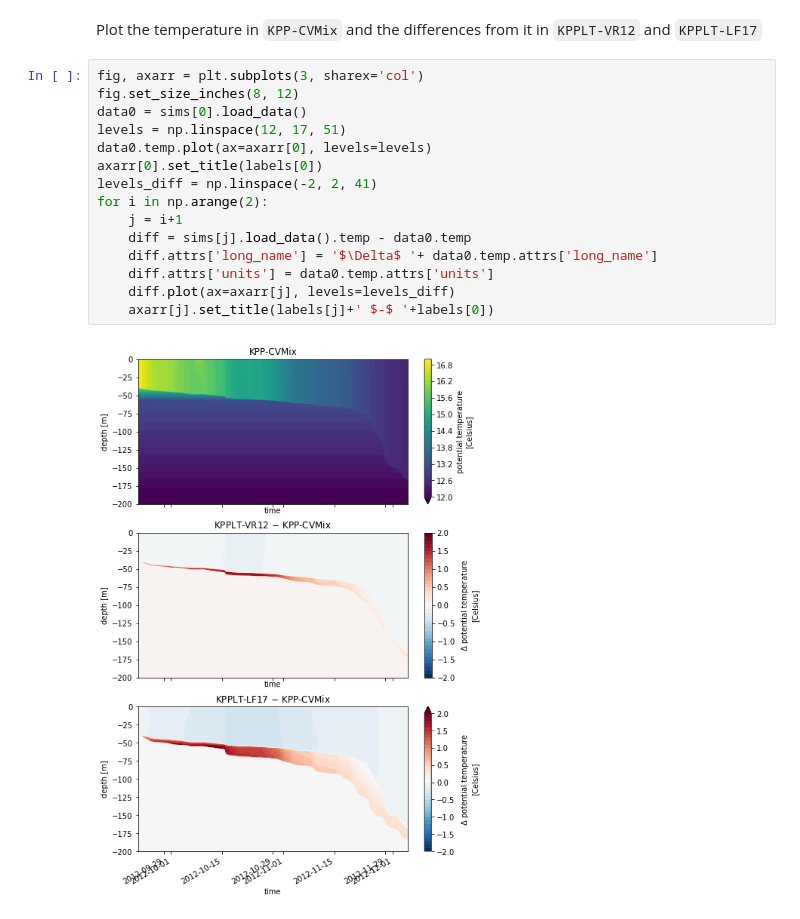
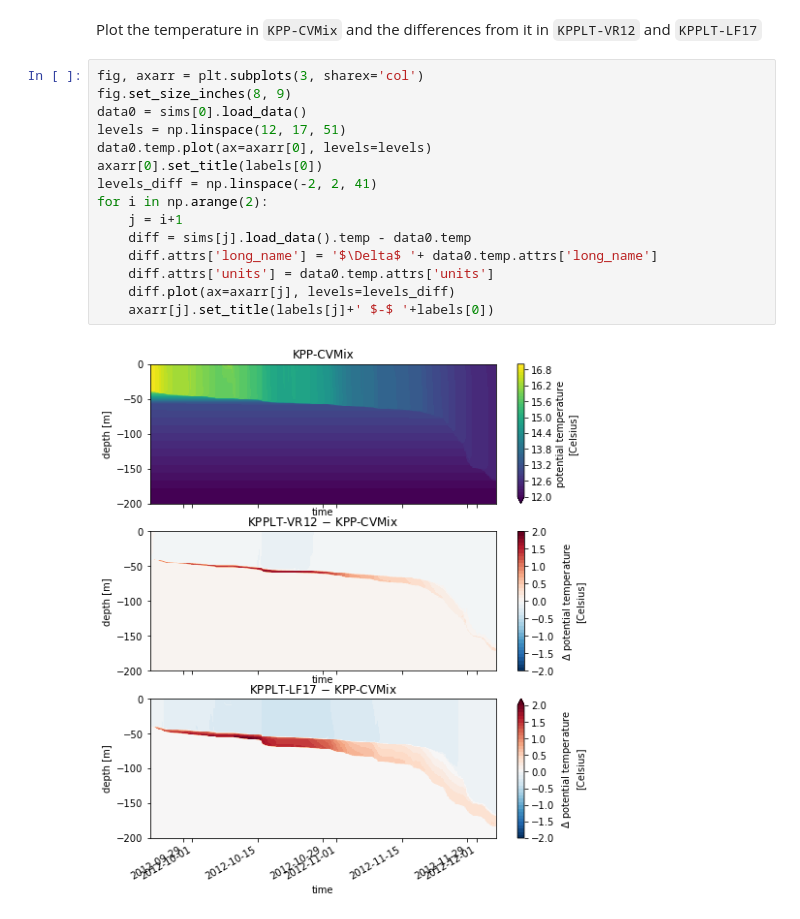
Before and after one commit to qingli411/gotmtool, a Jupyter notebook: examples/OSMOSIS-Winter/run_OSMOSIS-winter.ipynb, the cells around one changed output. Saved outputs shown, nothing was run; the diff lists cells and outputs as text.

```diff
--- a/examples/OSMOSIS-Winter/run_OSMOSIS-winter.ipynb
+++ b/examples/OSMOSIS-Winter/run_OSMOSIS-winter.ipynb
@@ -215,18 +188,18 @@ Wall time: 3.12 s
 Plot the temperature in `KPP-CVMix` and the differences from it in `KPPLT-VR12` and `KPPLT-LF17`
 # %%
 fig, axarr = plt.subplots(3, sharex='col')
-fig.set_size_inches(8, 12)
+fig.set_size_inches(8, 9)
 data0 = sims[0].load_data()
 levels = np.linspace(12, 17, 51)
 data0.temp.plot(ax=axarr[0], levels=levels)
 axarr[0].set_title(labels[0])
 levels_diff = np.linspace(-2, 2, 41)
 for i in np.arange(2):
     j = i+1
     diff = sims[j].load_data().temp - data0.temp
     diff.attrs['long_name'] = '$\Delta$ '+ data0.temp.attrs['long_name']
     diff.attrs['units'] = data0.temp.attrs['units']
     diff.plot(ax=axarr[j], levels=levels_diff)
     axarr[j].set_title(labels[j]+' $-$ '+labels[0])
 # %% [output]
-[figure, old version]
+[figure, new version]
```
Also changed, not shown: parts of 9 cells of this notebook, 3 other files.
